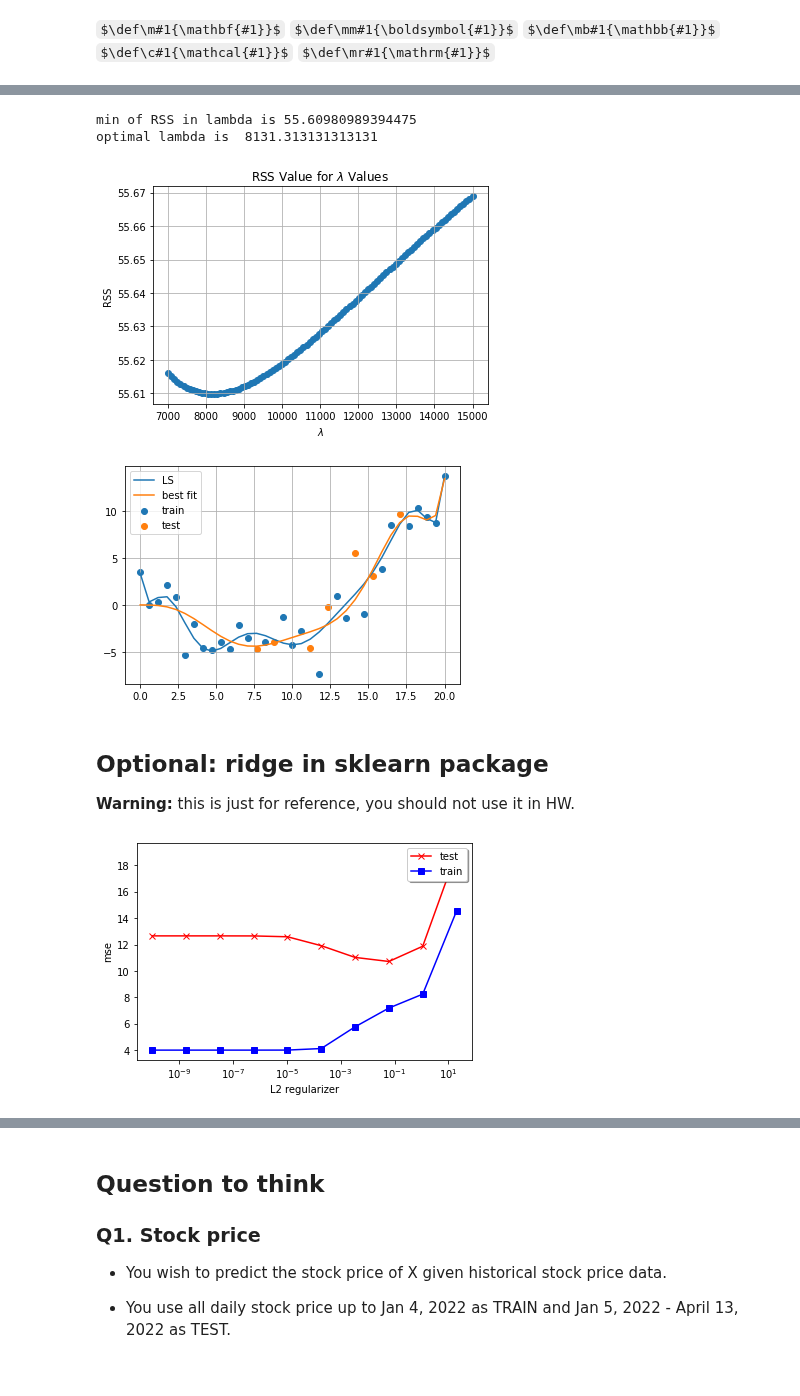
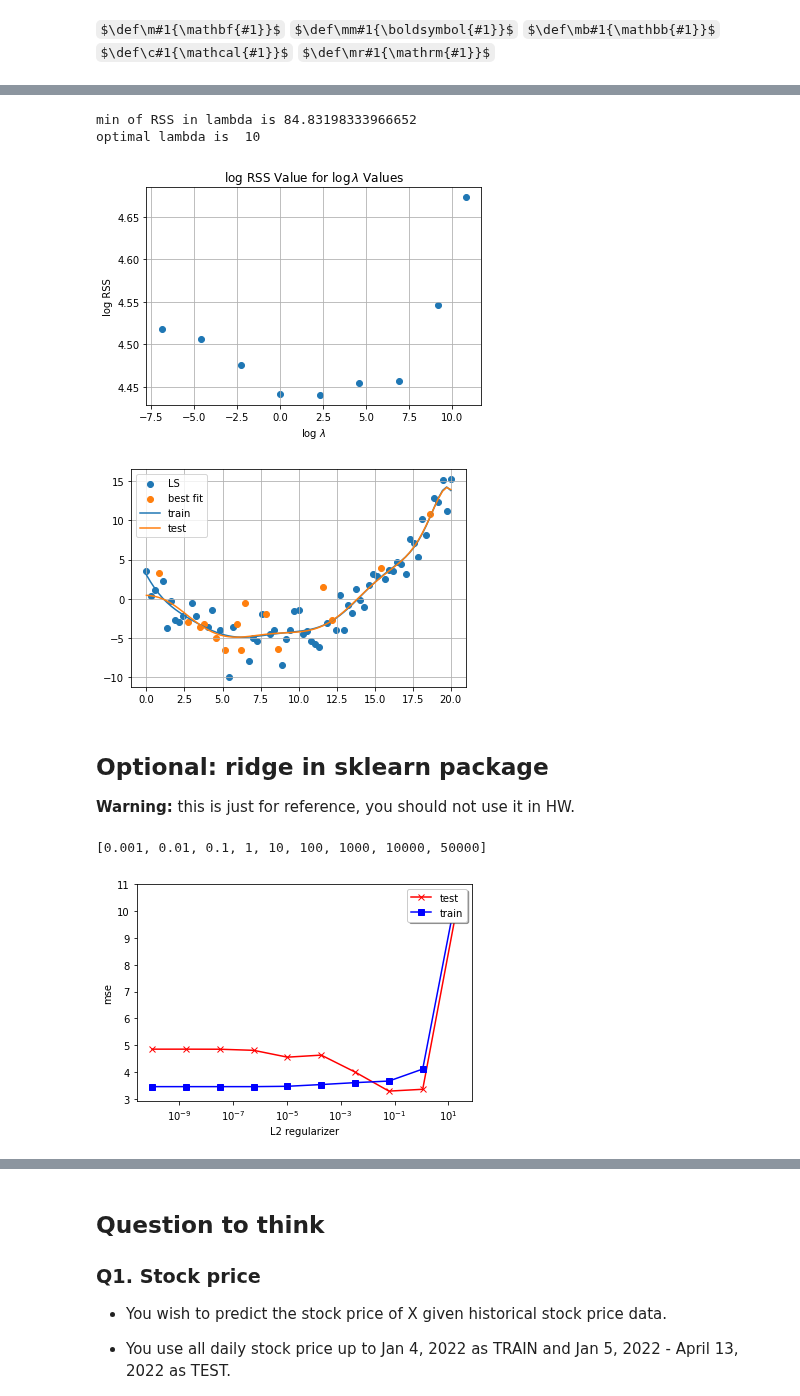
Before and after one commit to yexf308/AppliedStatistics, a Jupyter notebook: 5_Ridge_Regression.ipynb, the cells around one changed output, grey strips where cells are left out. Saved outputs shown, nothing was run; the diff lists cells and outputs as text; code cells hidden in the pictures; some formulas as TeX source; blank space fills up the shorter version.

```diff
--- a/5_Ridge_Regression.ipynb
+++ b/5_Ridge_Regression.ipynb
@@ -69,47 +69,48 @@ from sklearn.model_selection import train_test_split
 
 # same data as before
 np.random.seed(0)
-N = 35
+N = 75
 x = np.linspace(0.0, 20, N)
 X0 = x.reshape(N, 1)
 w = np.array([-1.5, 1 / 9.0])
 y = w[0] * x + w[1] * np.square(x)
 y = y + np.random.normal(0, 1, N) * 2
 
 
 # let's try  10th order polynomial
 d = 10
 X        = np.ones((N, 1))
 for i in range(1,d+1):
   X   = np.hstack([X, X0**i])
 
 # use hold-out
 # we split the data into two parts: training and testing
-X_train, X_test, y_train, y_test = train_test_split(X, y, test_size=0.2, random_state=42)
+X_train, X_test, y_train, y_test = train_test_split(X, y, test_size=0.2, random_state=21)
 
-#l_span   = [10**-3, 10**-2, 10**-1, 1, 10, 100, 1000, 10000]
-l_span    = linspace(7000,15000,100)
+l_span   = [10**-3, 10**-2, 10**-1, 1, 10, 100, 1000, 10000, 50000]
+#l_span    = linspace(7000,15000,100)
 RSS_test = []
 w_store  = []
 for l in l_span:
   w_hat     = ridge_qr_solve(X_train, y_train, l)
   yhat_test = X_test.dot(w_hat)
   w_store.append(w_hat)
   RSS_test.append(norm(y_test-yhat_test)**2)
 
 
 fig, ax = plt.subplots()
-ax.scatter(l_span, RSS_test)
-ylabel('RSS')
-xlabel('$\lambda$')
-title('RSS Value for $\lambda$ Values')
+ax.scatter(log(l_span), log(RSS_test))
+ylabel('log RSS')
+xlabel('log $\lambda$')
+title('log RSS Value for $\log\lambda$ Values')
 grid()
 print('min of RSS in lambda is', min(RSS_test))
 print('optimal lambda is ', l_span[argmin(RSS_test)])
+# your hold-out will not work well when N is small because it flucuates a lot.
 # %% [output]
-min of RSS in lambda is 55.60980989394475
-optimal lambda is  8131.313131313131
+min of RSS in lambda is 84.83198333966652
+optimal lambda is  10
-[figure, old version]
+[figure, new version]
 # %%
 fig, ax = plt.subplots()
 ax.scatter(X_train[:,1], y_train)
@@ -122,4 +123,4 @@ ax.plot(x,X.dot(w_hat_l))
 ax.legend(['LS','best fit','train','test'])
 grid()
 # %% [output]
-[figure, old version]
+[figure, new version]
@@ -126,6 +129,10 @@ grid()
 # %% [markdown]
 ## Optional: ridge in sklearn package
 **Warning:** this is just for reference, you should not use it in HW.
+# %%
+l_span
+# %% [output]
+[0.001, 0.01, 0.1, 1, 10, 100, 1000, 10000, 50000]
 # %%
 from sklearn.preprocessing import PolynomialFeatures
 from sklearn.linear_model import Ridge
@@ -133,7 +140,7 @@ from sklearn.preprocessing import MinMaxScaler
 from sklearn.metrics import mean_squared_error as mse
 
 
-xtrain, xtest, ytrain, ytest = train_test_split(x, y, test_size=0.2, random_state=42)
+xtrain, xtest, ytrain, ytest = train_test_split(x, y, test_size=0.2, random_state=20)
 
 # Rescaling data
 scaler = MinMaxScaler(feature_range=(-1, 1))
@@ -148,7 +155,7 @@ mse_test = np.empty(L)
 ytest_pred_stored = dict()
 for i, l in enumerate(l_span):
     model = Ridge(alpha=l, fit_intercept=False)
-    poly_features = PolynomialFeatures(degree=deg, include_bias=False)
+    poly_features = PolynomialFeatures(degree=deg, include_bias=True)
     Xtrain_poly = poly_features.fit_transform(Xtrain)
     model.fit(Xtrain_poly, ytrain)
     ytrain_pred = model.predict(Xtrain_poly)
@@ -158,7 +165,7 @@ for i, l in enumerate(l_span):
     mse_test[i] = mse(ytest_pred, ytest)
     ytest_pred_stored[l] = ytest_pred
 
-# Plot MSE vs degree
+# Plot MSE vs lambda
 fig, ax = plt.subplots()
 mask = [True] * L
 ax.plot(l_span[mask], mse_test[mask], color="r", marker="x", label="test")
@@ -169,5 +176,5 @@ plt.xlabel("L2 regularizer")
 plt.ylabel("mse")
 plt.show()
 # %% [output]
-[figure, old version]
+[figure, new version]
 # %% [markdown]
```
Also changed, not shown: parts of 12 cells of this notebook.
